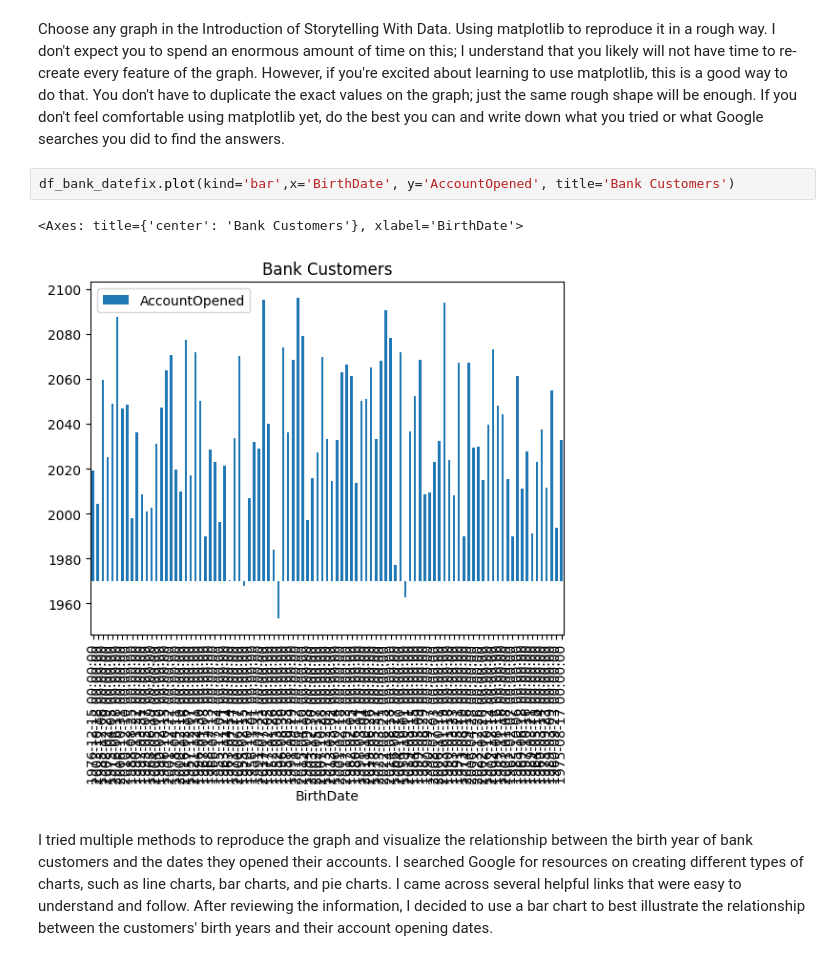
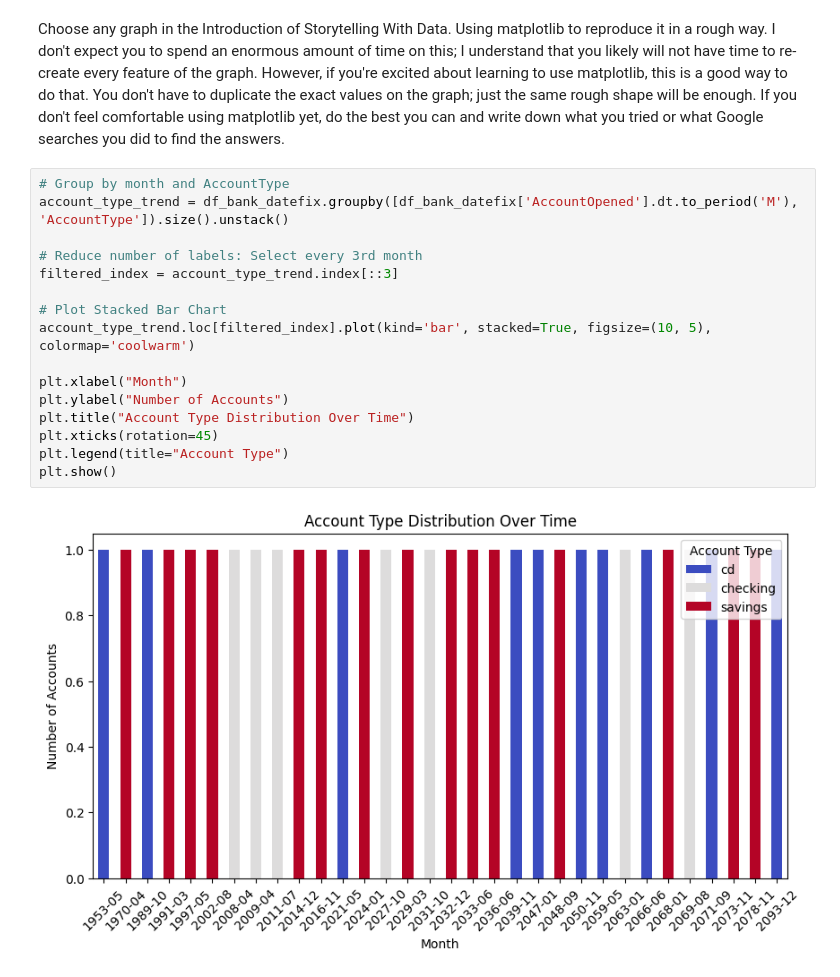
Before and after one commit to Rocking-Priya/2025-spring-B2, a Jupyter notebook: Week1.ipynb, the cells around one changed output. Cells and saved outputs as stored; diff of their text form.

```diff
--- a/Week1.ipynb
+++ b/Week1.ipynb
@@ -658,10 +669,21 @@ Text(0, 0.5, 'Age at Account Opening')
 # 4. Storytelling With Data graph
 # %% [markdown]
 Choose any graph in the Introduction of Storytelling With Data.  Using matplotlib to reproduce it in a rough way.  I don't expect you to spend an enormous amount of time on this; I understand that you likely will not have time to re-create every feature of the graph.  However, if you're excited about learning to use matplotlib, this is a good way to do that.  You don't have to duplicate the exact values on the graph; just the same rough shape will be enough.  If you don't feel comfortable using matplotlib yet, do the best you can and write down what you tried or what Google searches you did to find the answers.
-# %%
-df_bank_datefix.plot(kind='bar',x='BirthDate', y='AccountOpened', title='Bank Customers')
-# %% [output]
-<Axes: title={'center': 'Bank Customers'}, xlabel='BirthDate'>
-[figure, removed]
-# %% [markdown]
-I tried multiple methods to reproduce the graph and visualize the relationship between the birth year of bank customers and the dates they opened their accounts. I searched Google for resources on creating different types of charts, such as line charts, bar charts, and pie charts. I came across several helpful links that were easy to understand and follow. After reviewing the information, I decided to use a bar chart to best illustrate the relationship between the customers' birth years and their account opening dates.
+# %%
+# Group by month and AccountType
+account_type_trend = df_bank_datefix.groupby([df_bank_datefix['AccountOpened'].dt.to_period('M'), 'AccountType']).size().unstack()
+
+# Reduce number of labels: Select every 3rd month
+filtered_index = account_type_trend.index[::3]
+
+# Plot Stacked Bar Chart
+account_type_trend.loc[filtered_index].plot(kind='bar', stacked=True, figsize=(10, 5), colormap='coolwarm')
+
+plt.xlabel("Month")
+plt.ylabel("Number of Accounts")
+plt.title("Account Type Distribution Over Time")
+plt.xticks(rotation=45)
+plt.legend(title="Account Type")
+plt.show()
+# %% [output]
+[figure, added]
```
Also changed, not shown: parts of 16 cells of this notebook.
